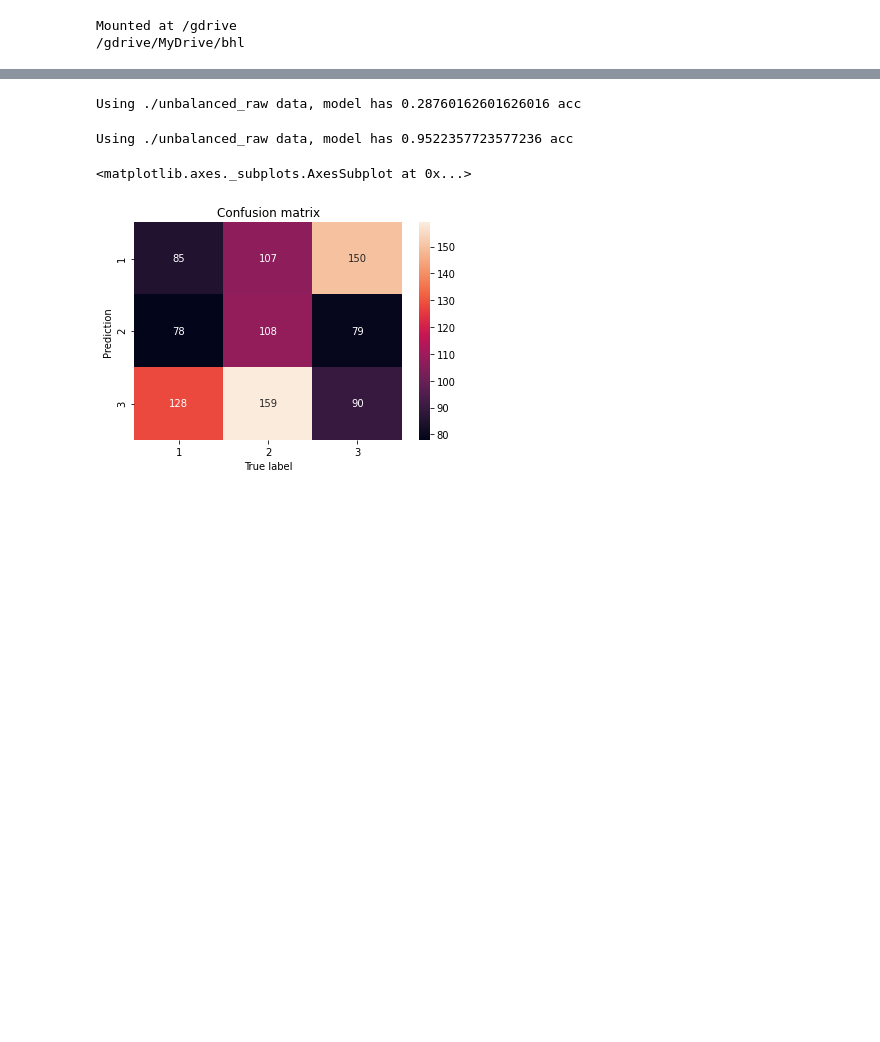
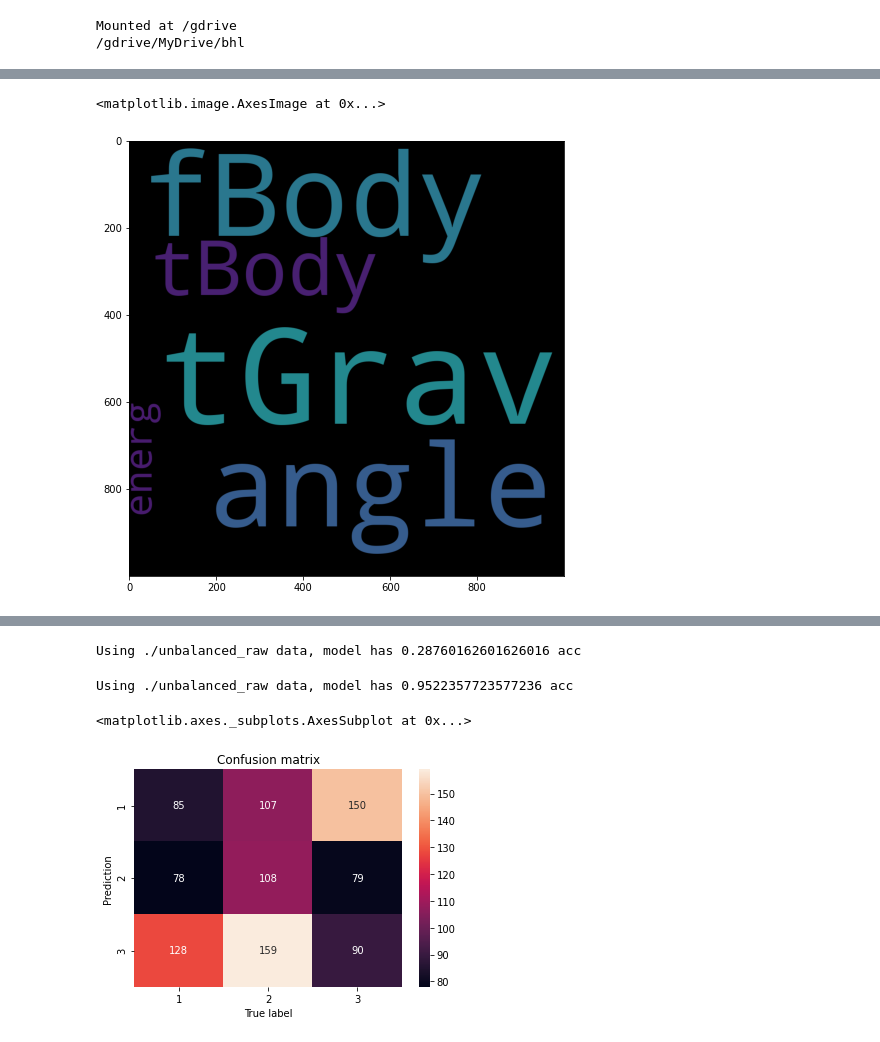
Before and after one commit to kolakows/CoGOR-21, a Jupyter notebook: notebooks/xgboost/XGBoost.ipynb, the cells around one changed output, grey strips where cells are left out. Drawn from its saved outputs; the diff is of its cells as text; code cells hidden in the pictures; blank space fills up the shorter version.

```diff
--- a/notebooks/xgboost/XGBoost.ipynb
+++ b/notebooks/xgboost/XGBoost.ipynb
@@ -66,0 +178,15 @@ importances_sorted = sorted([(k,v) for k,v in importances.items()], key = lambda
+# %%
+elem_dict = {}
+sum_m = 0
+for group in stat_dict.keys():
+  sum_m += stat_dict[group][3]
+for group in stat_dict.keys():
+  elem_dict[group] = stat_dict[group][3]/sum_m
+
+
+wc = WordCloud(background_color="black",width=1000,height=1000, max_words=10,relative_scaling=0.5,normalize_plurals=False).generate_from_frequencies(elem_dict)
+plt.figure(figsize=(15,8))
+plt.imshow(wc)
+# %% [output]
+<matplotlib.image.AxesImage at 0x...>
+[figure, added]
```
Also changed, not shown: parts of 11 cells of this notebook.
